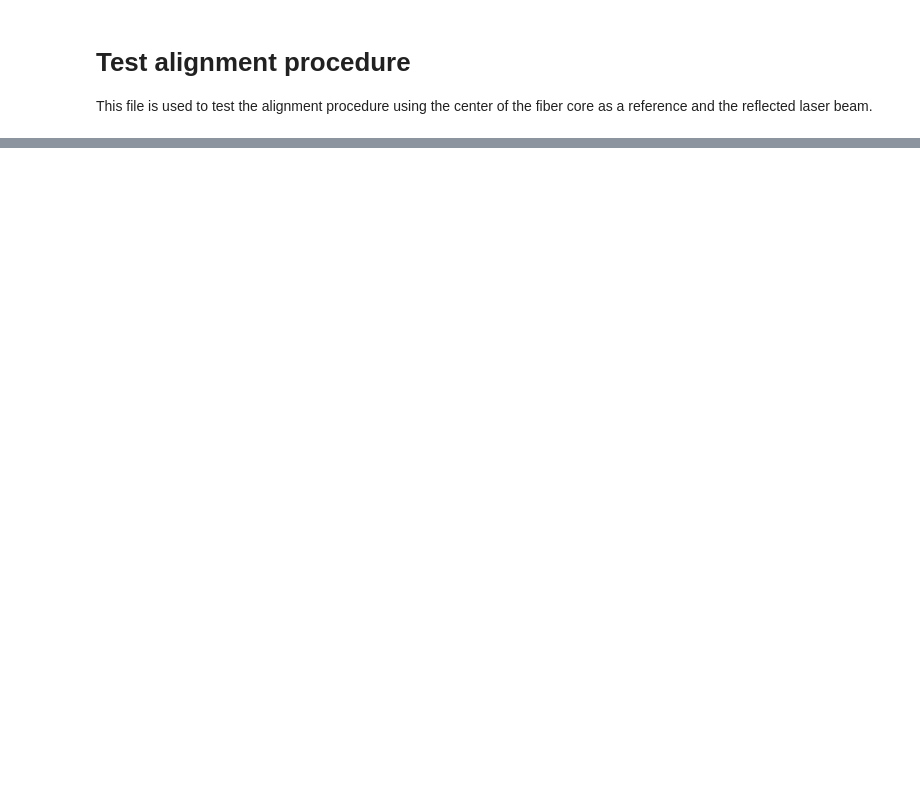
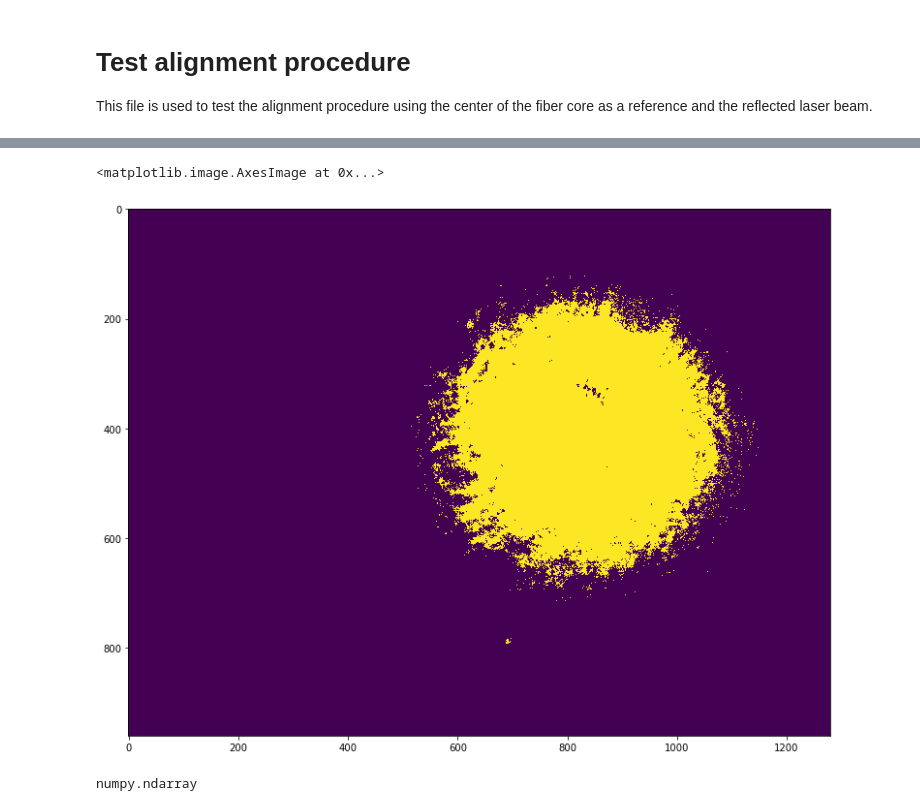
Before and after one commit to aquilesC/DisperPy, a Jupyter notebook: examples/Test_Image_Centroid.ipynb, the cells around one changed output, grey strips where cells are left out. Drawn from its saved outputs; the diff is of its cells as text; code cells hidden in the pictures; blank space fills up the shorter version.

```diff
--- a/examples/Test_Image_Centroid.ipynb
+++ b/examples/Test_Image_Centroid.ipynb
@@ -104,0 +191,9 @@ ax[1].set_aspect('equal')
+# %%
+plt.imshow(mask.T)
+# %% [output]
+<matplotlib.image.AxesImage at 0x...>
+[figure, added]
+# %%
+type(mask)
+# %% [output]
+numpy.ndarray
```
Also changed, not shown: parts of 14 cells of this notebook.
